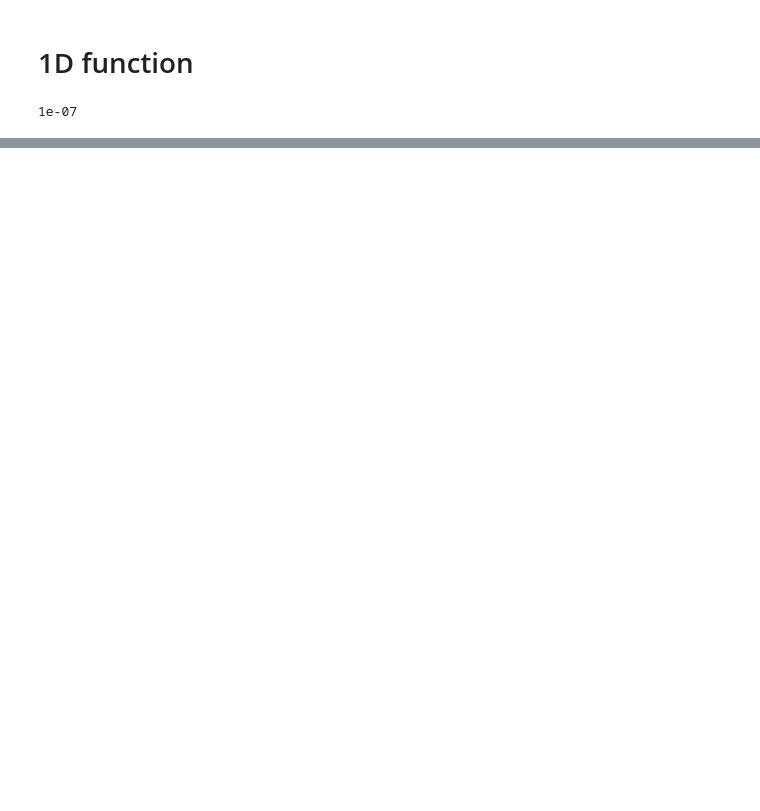
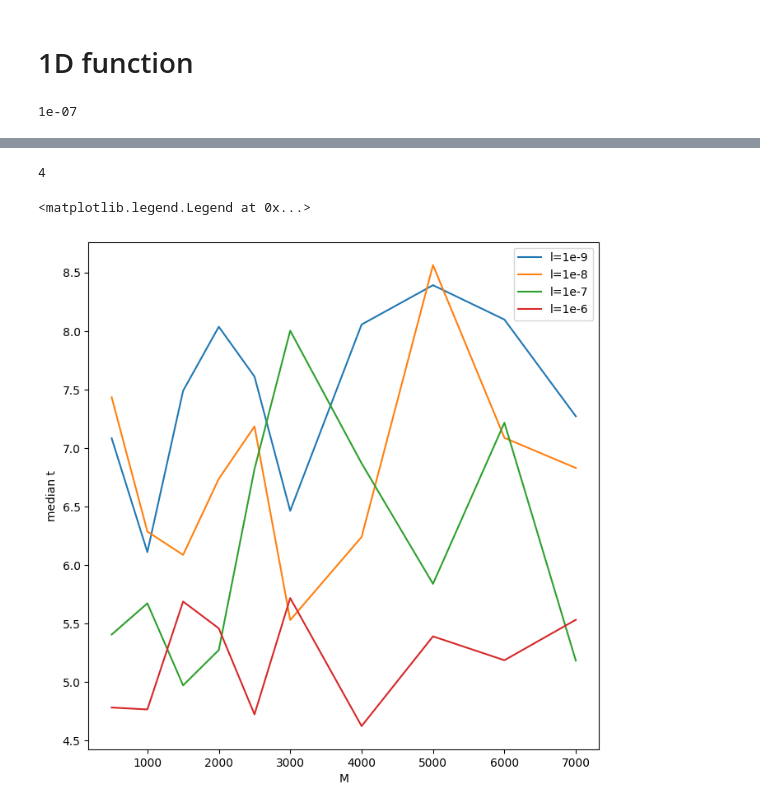
Before and after one commit to PietroCappelli/NPLM-Falkon, a Jupyter notebook: LogisticFalkon.ipynb, the cells around one changed output, grey strips where cells are left out. Cells and saved outputs as stored; diff of their text form; code cells hidden in the pictures; blank space fills up the shorter version.

```diff
--- a/LogisticFalkon.ipynb
+++ b/LogisticFalkon.ipynb
@@ -356,0 +357,31 @@ Iteration 0 - penalty 1.000000e-09 - sub-iterations 100000
+# %%
+toys   = 30
+M_list = [500, 1000, 1500, 2000, 2500, 3000, 4000, 5000, 6000, 7000]
+l_list = [1e-9, 1e-8, 1e-7]
+sigma  = 2.3
+t_list = []
+
+for l in l_list:
+    t_M_list = []
+    for M in M_list:
+        t_list_tmp = []
+        for toy in range(toys):
+            t = learn_t(sigma=sigma, M=M, l=l, seed=time.time())
+            t_list_tmp.append(t)
+
+        t_M_list.append(t_list_tmp)
+        del t_list_tmp
+    t_list.append(t_M_list)
+    del t_M_list
+
+
+
+# t_M_list_8 = []
+# for M in M_list:
+#     t_list_tmp = []
+#     for toy in range(toys):
+#         t = learn_t(sigma=sigma, M=M, l=l_list[1], seed=time.time())
+#         t_list_tmp.append(t)
+
+#     t_M_list_8.append(t_list_tmp)
+#     del t_list_tmp
@@ -392 +454,21 @@ Iteration 0 - penalty 1.000000e-10 - sub-iterations 100000
 KeyboardInterrupt:
+# %%
+len(t_list)
+# %% [output]
+4
+# %%
+t_median9 = [np.median(t_list[0][i]) for i in range(len(t_list[0])) ]
+t_median8 = [np.median(t_list[1][i]) for i in range(len(t_list[1])) ]
+t_median7 = [np.median(t_list[2][i]) for i in range(len(t_list[2])) ]
+t_median6 = [np.median(t_list[3][i]) for i in range(len(t_list[3])) ]
+fig, ax = plt.subplots(figsize=(8,8))
+ax.plot(M_list,t_median9, label="l=1e-9")
+ax.plot(M_list,t_median8, label="l=1e-8")
+ax.plot(M_list,t_median7, label="l=1e-7")
+ax.plot(M_list,t_median6, label="l=1e-6")
+ax.set_xlabel('M')
+ax.set_ylabel('median t')
+ax.legend()
+# %% [output]
+<matplotlib.legend.Legend at 0x...>
+[figure, added]
```
Also changed, not shown: parts of 13 cells of this notebook, 2 other files.
